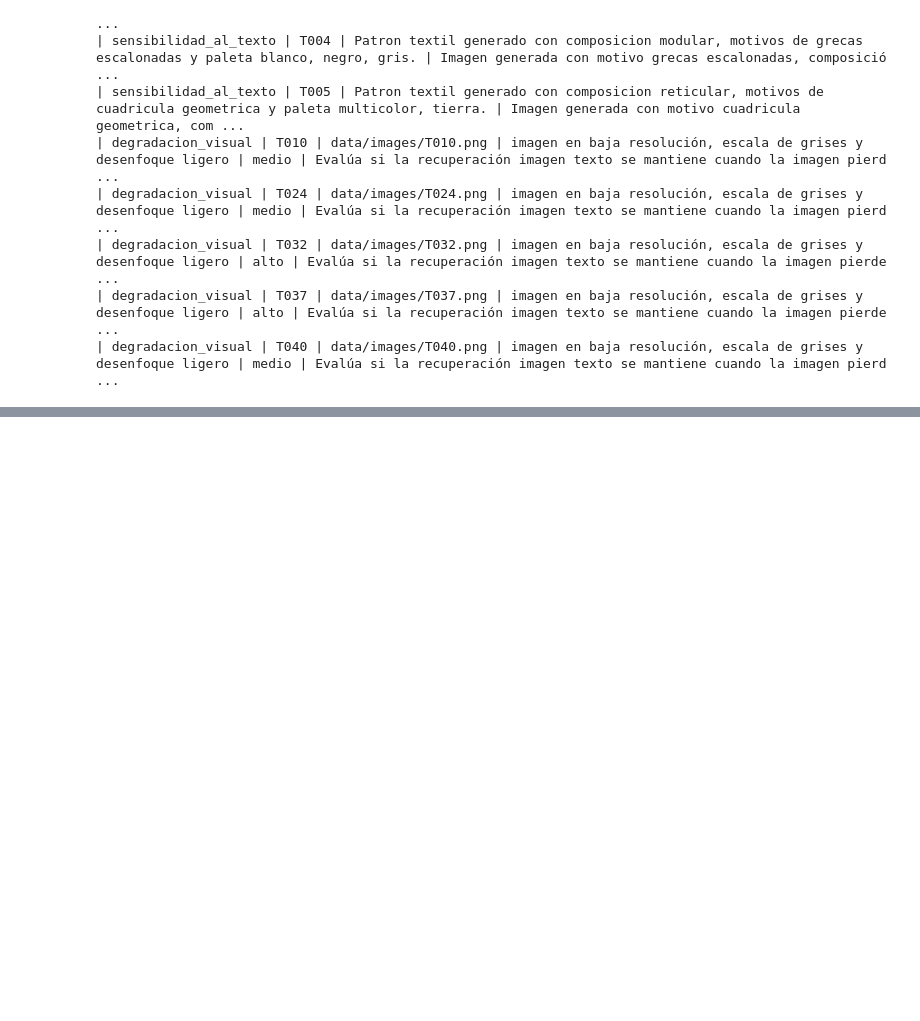
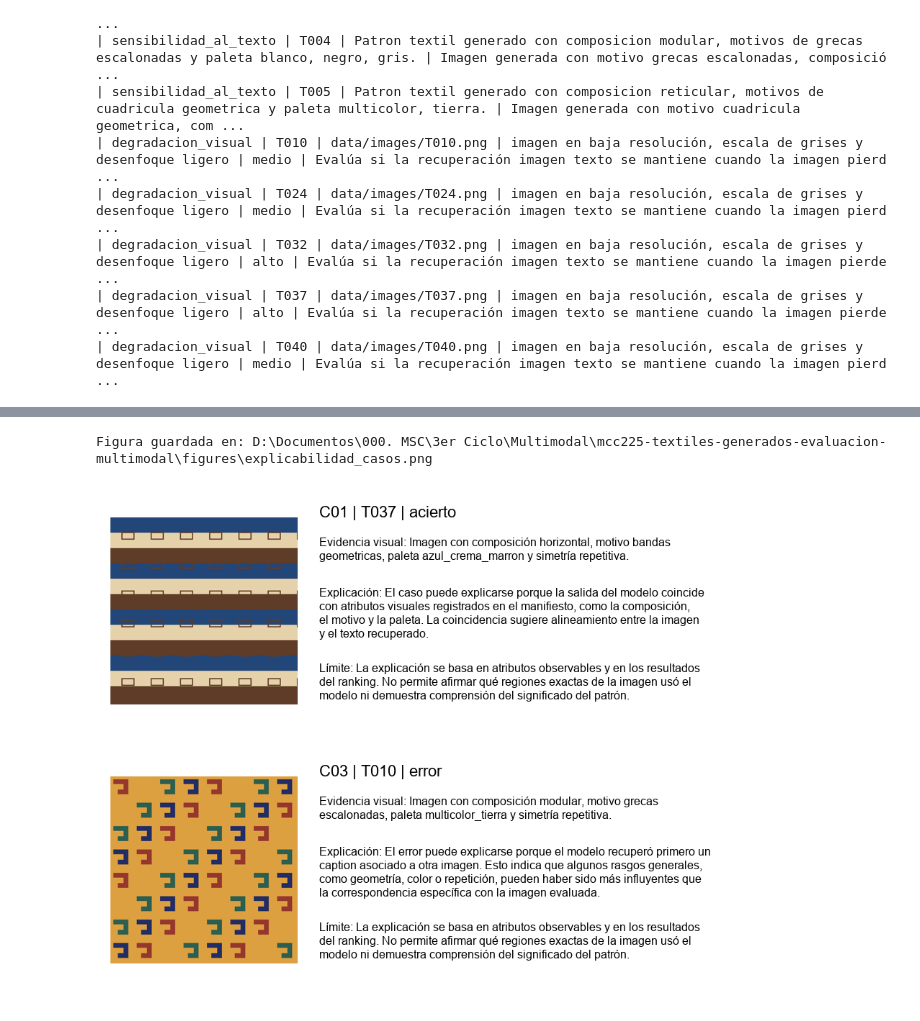
Before and after one commit to hsancheza90-art/mcc225-textiles-generados-evaluacion-multimodal, a Jupyter notebook: notebooks/Cuaderno14_MCC225_resuelto.ipynb, the cells around one changed output, grey strips where cells are left out. Saved outputs shown, nothing was run; the diff lists cells and outputs as text; code cells hidden in the pictures; blank space fills up the shorter version.

Commit message:
Add explainability analysis for selected cases

```diff
--- a/notebooks/Cuaderno14_MCC225_resuelto.ipynb
+++ b/notebooks/Cuaderno14_MCC225_resuelto.ipynb
@@ -1527,0 +1658,64 @@ print(markdown_confiabilidad)
+# %%
+# ============================================================
+# 39. Figura de explicabilidad
+# ============================================================
+
+from PIL import ImageDraw, ImageFont
+import textwrap
+
+def load_font_safe(size=18):
+    try:
+        return ImageFont.truetype("arial.ttf", size)
+    except:
+        return ImageFont.load_default()
+
+
+def wrap_text_safe(text, width=75):
+    return "\n".join(textwrap.wrap(str(text), width=width))
+
+
+font_title = load_font_safe(22)
+font_body = load_font_safe(16)
+
+panel_width = 1100
+panel_height = 360
+thumb_size = 260
+
+canvas = Image.new(
+    "RGB",
+    (panel_width, panel_height * len(explicabilidad_df)),
+    color=(255, 255, 255)
+)
+
+draw = ImageDraw.Draw(canvas)
+
+for idx, row in explicabilidad_df.iterrows():
+    y0 = idx * panel_height
+
+    image_path = BASE_DIR / exp_cases_df.loc[idx, "image_path"]
+    img = Image.open(image_path).convert("RGB")
+    img.thumbnail((thumb_size, thumb_size))
+
+    canvas.paste(img, (20, y0 + 45))
+
+    title = f"{row['caso_id']} | {row['image_id']} | {row['tipo_caso']}"
+    draw.text((310, y0 + 25), title, fill=(0, 0, 0), font=font_title)
+
+    visual_text = "Evidencia visual: " + row["evidencia_visual"]
+    explanation_text = "Explicación: " + row["explicacion_propuesta"]
+    limit_text = "Límite: " + row["limite_explicacion"]
+
+    draw.text((310, y0 + 70), wrap_text_safe(visual_text), fill=(0, 0, 0), font=font_body)
+    draw.text((310, y0 + 140), wrap_text_safe(explanation_text), fill=(0, 0, 0), font=font_body)
+    draw.text((310, y0 + 245), wrap_text_safe(limit_text), fill=(0, 0, 0), font=font_body)
+
+figure_explain_path = FIGURES_DIR / "explicabilidad_casos.png"
+
+canvas.save(figure_explain_path)
+
+print("Figura guardada en:", figure_explain_path)
+
+canvas
+# %% [output]
+Figura guardada en: D:\Documentos\000. MSC\3er Ciclo\Multimodal\mcc225-textiles-generados-evaluacion-multimodal\figures\explicabilidad_casos.png
+[figure, added]
```
Also changed, not shown: parts of 5 cells of this notebook, 5 other files.
